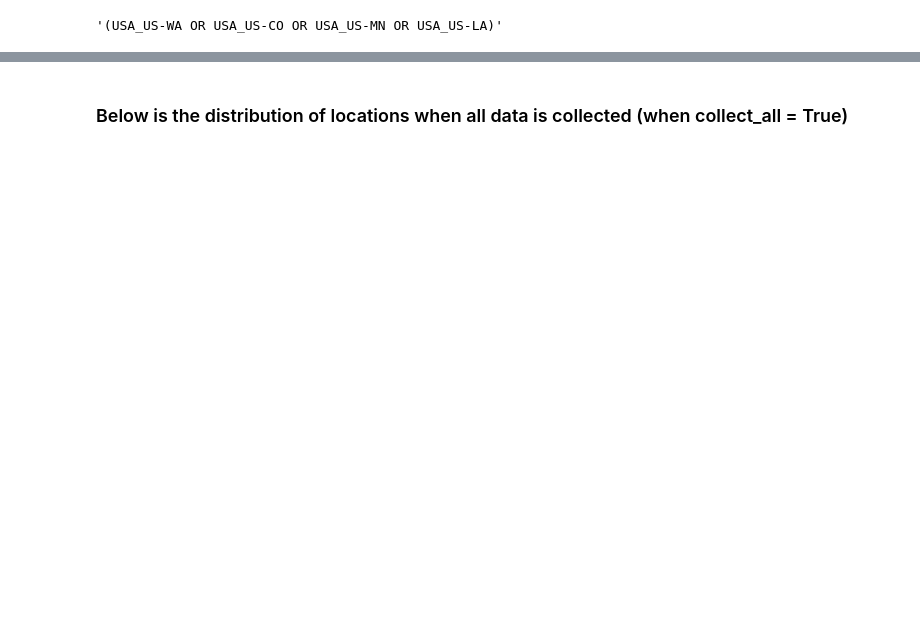
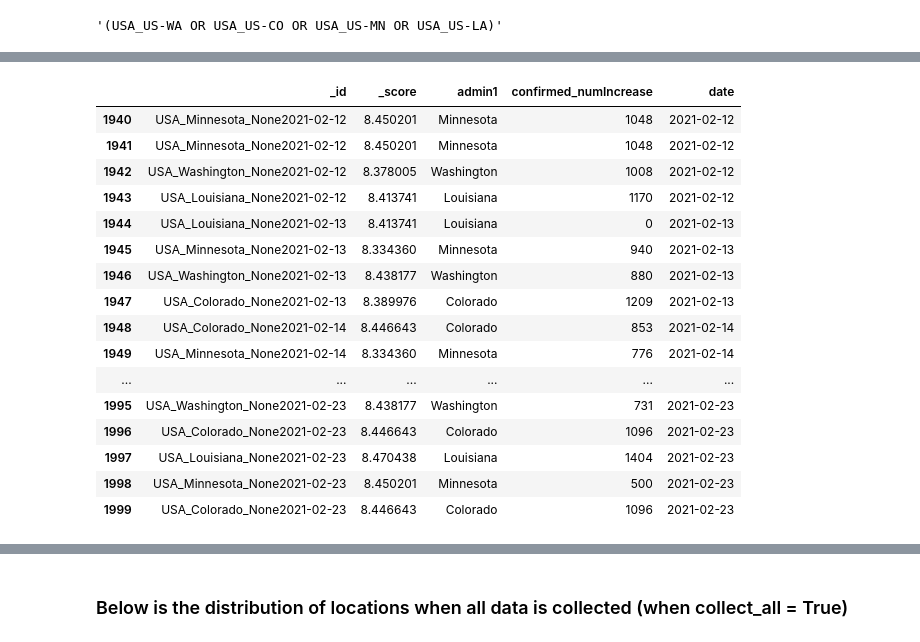
Before and after one commit to outbreak-info/python-outbreak-info, a Jupyter notebook: visualization_demos/visualization_demos.ipynb, the cells around one changed output, grey strips where cells are left out. Saved outputs shown, nothing was run; the diff lists cells and outputs as text; code cells hidden in the pictures; blank space fills up the shorter version.

```diff
--- a/visualization_demos/visualization_demos.ipynb
+++ b/visualization_demos/visualization_demos.ipynb
@@ -24,0 +32,20 @@ data.tail()
+# %%
+data.iloc[1000:2000, :].tail(60)
+# %% [output]
+|  | _id | _score | admin1 | confirmed_numIncrease | date |
+| 1940 | USA_Minnesota_None2021-02-12 | 8.450201 | Minnesota | 1048 | 2021-02-12 |
+| 1941 | USA_Minnesota_None2021-02-12 | 8.450201 | Minnesota | 1048 | 2021-02-12 |
+| 1942 | USA_Washington_None2021-02-12 | 8.378005 | Washington | 1008 | 2021-02-12 |
+| 1943 | USA_Louisiana_None2021-02-12 | 8.413741 | Louisiana | 1170 | 2021-02-12 |
+| 1944 | USA_Louisiana_None2021-02-13 | 8.413741 | Louisiana | 0 | 2021-02-13 |
+| 1945 | USA_Minnesota_None2021-02-13 | 8.334360 | Minnesota | 940 | 2021-02-13 |
+| 1946 | USA_Washington_None2021-02-13 | 8.438177 | Washington | 880 | 2021-02-13 |
+| 1947 | USA_Colorado_None2021-02-13 | 8.389976 | Colorado | 1209 | 2021-02-13 |
+| 1948 | USA_Colorado_None2021-02-14 | 8.446643 | Colorado | 853 | 2021-02-14 |
+| 1949 | USA_Minnesota_None2021-02-14 | 8.334360 | Minnesota | 776 | 2021-02-14 |
+| ... | ... | ... | ... | ... | ... |
+| 1995 | USA_Washington_None2021-02-23 | 8.438177 | Washington | 731 | 2021-02-23 |
+| 1996 | USA_Colorado_None2021-02-23 | 8.446643 | Colorado | 1096 | 2021-02-23 |
+| 1997 | USA_Louisiana_None2021-02-23 | 8.470438 | Louisiana | 1404 | 2021-02-23 |
+| 1998 | USA_Minnesota_None2021-02-23 | 8.450201 | Minnesota | 500 | 2021-02-23 |
+| 1999 | USA_Colorado_None2021-02-23 | 8.446643 | Colorado | 1096 | 2021-02-23 |
```
Also changed, not shown: parts of 3 cells of this notebook, 1 other file.
